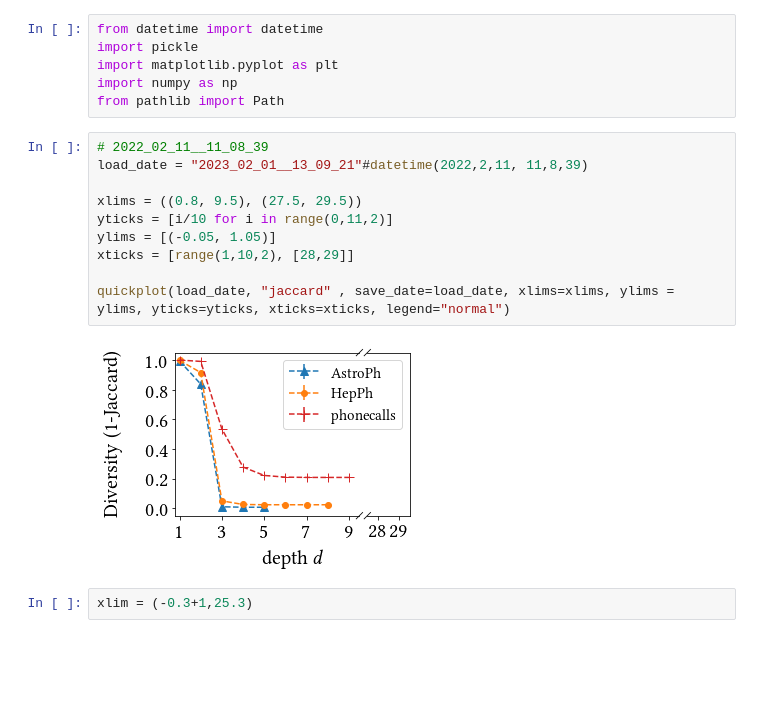
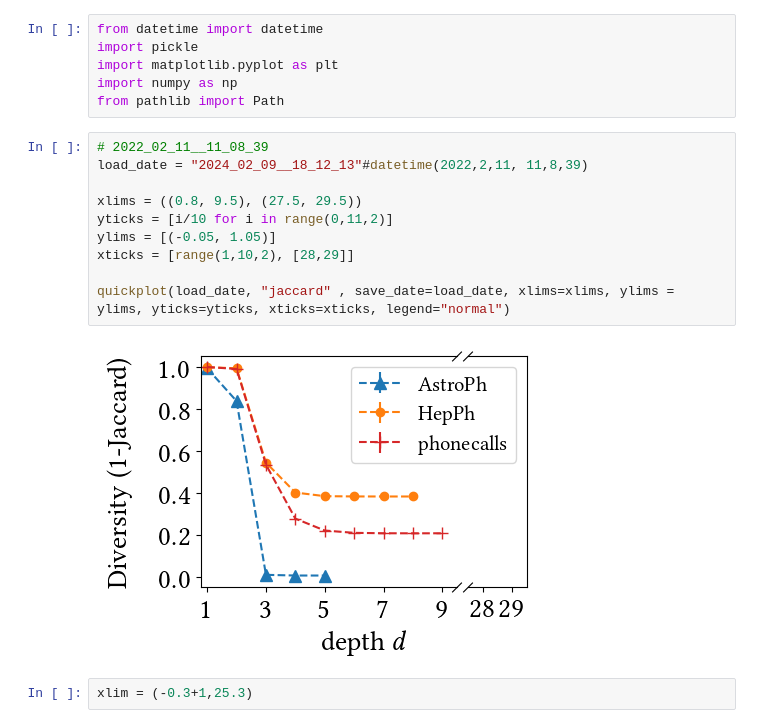
Before and after one commit to Feelx234/nestmodel, a Jupyter notebook: scripts/convergence2_plot.ipynb, the cells around one changed output. Saved outputs shown, nothing was run; the diff lists cells and outputs as text; blank space fills up the shorter version.

```diff
--- a/scripts/convergence2_plot.ipynb
+++ b/scripts/convergence2_plot.ipynb
@@ -224,16 +243,16 @@ import numpy as np
 from pathlib import Path
 # %%
 # 2022_02_11__11_08_39
-load_date = "2023_02_01__13_09_21"#datetime(2022,2,11, 11,8,39)
+load_date = "2024_02_09__18_12_13"#datetime(2022,2,11, 11,8,39)
 
 xlims = ((0.8, 9.5), (27.5, 29.5))
 yticks = [i/10 for i in range(0,11,2)]
 ylims = [(-0.05, 1.05)]
 xticks = [range(1,10,2), [28,29]]
 
 quickplot(load_date, "jaccard" , save_date=load_date, xlims=xlims, ylims = ylims, yticks=yticks, xticks=xticks, legend="normal")
 # %% [output]
-[figure, old version]
+[figure, new version]
 # %%
 xlim = (-0.3+1,25.3)
 # %%
```
Also changed, not shown: parts of 6 cells of this notebook, 25 other files.
